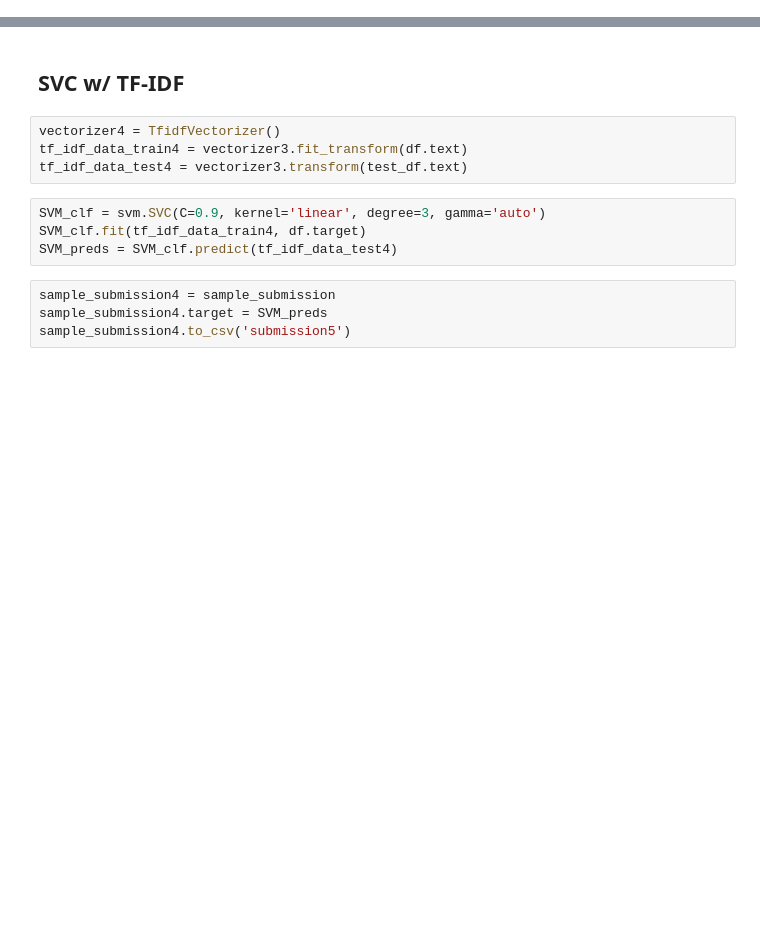
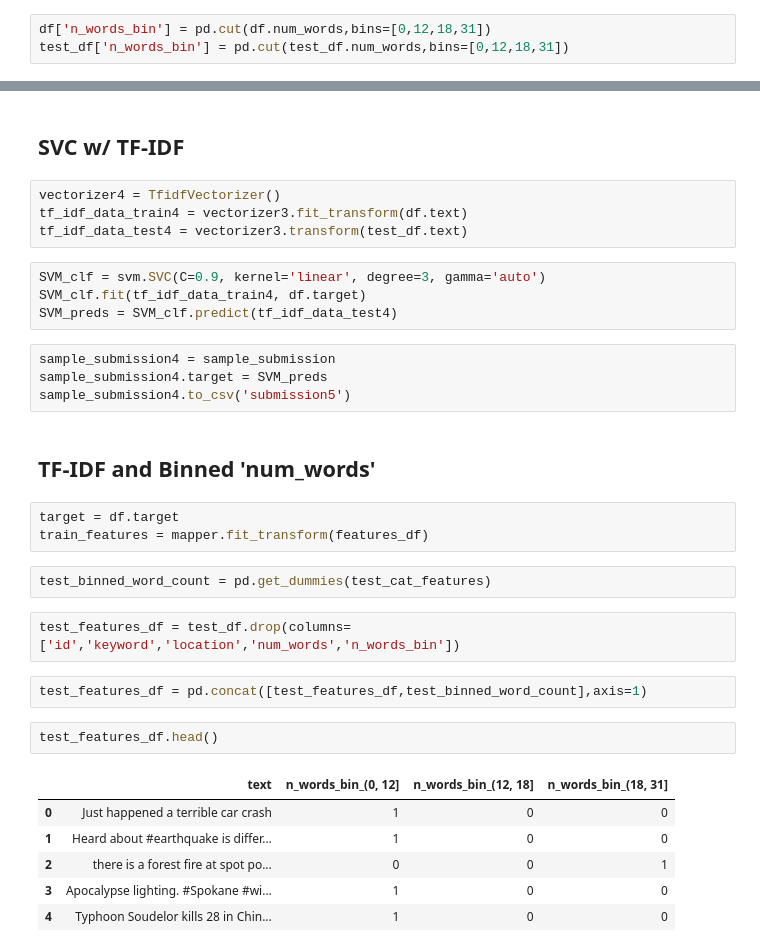
Before and after one commit to reubenkavalov/KaggleTweetsChallenge, a Jupyter notebook: Kaggle NLP Tweet Challenge.ipynb, the cells around one changed output, grey strips where cells are left out. Saved outputs shown, nothing was run; the diff lists cells and outputs as text; blank space fills up the shorter version.

```diff
--- a/Kaggle NLP Tweet Challenge.ipynb
+++ b/Kaggle NLP Tweet Challenge.ipynb
@@ -595,0 +632,3 @@ Optimal Parameters: {'C': 0.9, 'degree': 3, 'kernel': 'linear'}
+# %%
+df['n_words_bin'] = pd.cut(df.num_words,bins=[0,12,18,31])
+test_df['n_words_bin'] = pd.cut(test_df.num_words,bins=[0,12,18,31])
@@ -688,3 +832,23 @@ SVM_preds = SVM_clf.predict(tf_idf_data_test4)
 sample_submission4 = sample_submission
 sample_submission4.target = SVM_preds
 sample_submission4.to_csv('submission5')
+# %% [markdown]
+## TF-IDF and Binned 'num_words'
+# %%
+target = df.target
+train_features = mapper.fit_transform(features_df)
+# %%
+test_binned_word_count = pd.get_dummies(test_cat_features)
+# %%
+test_features_df = test_df.drop(columns=['id','keyword','location','num_words','n_words_bin'])
+# %%
+test_features_df = pd.concat([test_features_df,test_binned_word_count],axis=1)
+# %%
+test_features_df.head()
+# %% [output]
+|  | text | n_words_bin_(0, 12] | n_words_bin_(12, 18] | n_words_bin_(18, 31] |
+| 0 | Just happened a terrible car crash | 1 | 0 | 0 |
+| 1 | Heard about #earthquake is differ... | 1 | 0 | 0 |
+| 2 | there is a forest fire at spot po... | 0 | 0 | 1 |
+| 3 | Apocalypse lighting. #Spokane #wi... | 1 | 0 | 0 |
+| 4 | Typhoon Soudelor kills 28 in Chin... | 1 | 0 | 0 |
```
Also changed, not shown: parts of 43 cells of this notebook.
